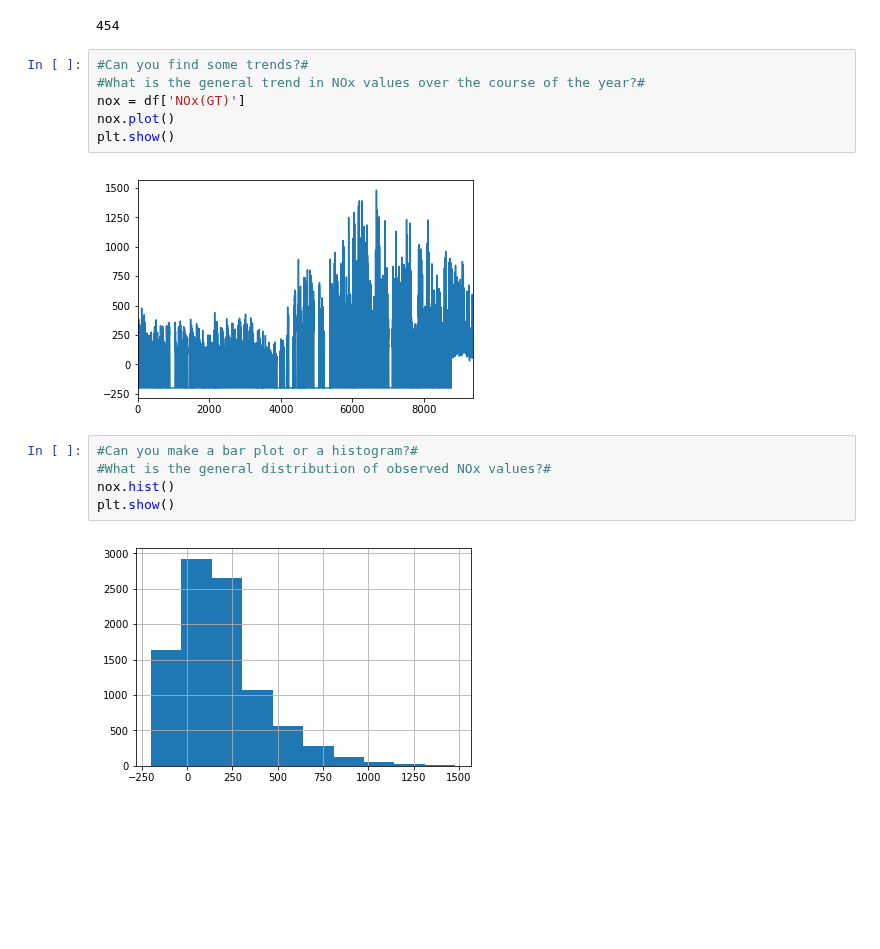
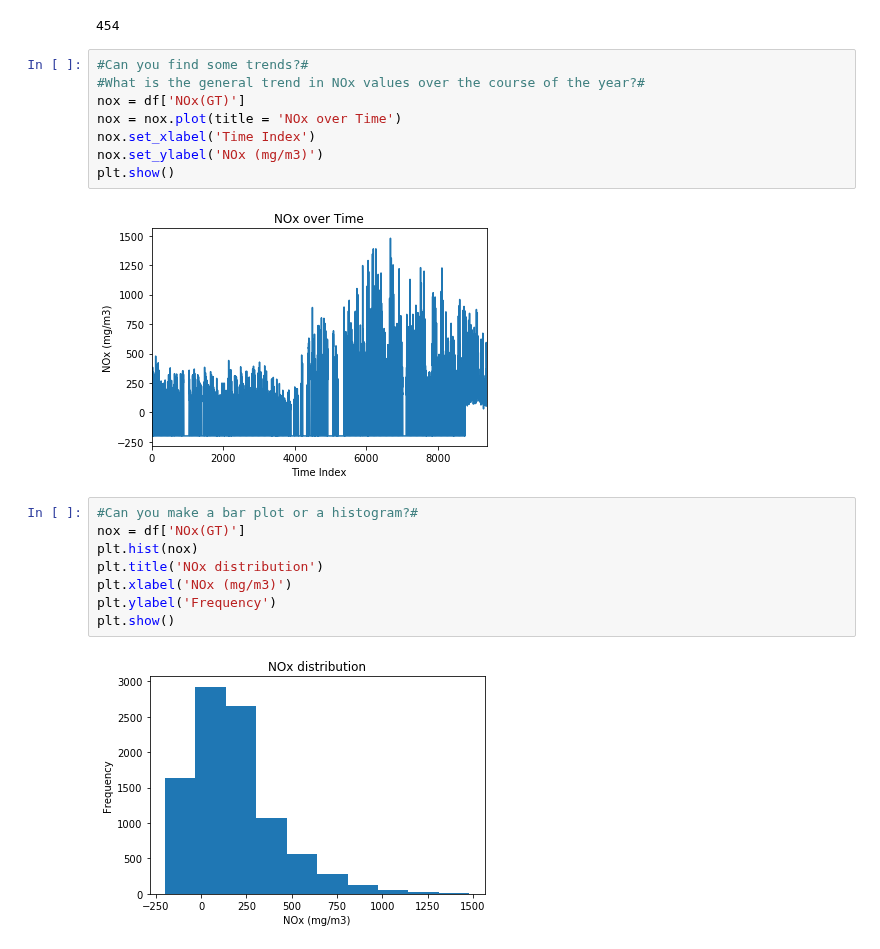
Before and after one commit to MattKNichols/capstone-project, a Jupyter notebook: Data_Story_Air_Quality.ipynb, the cells around one changed output. Drawn from its saved outputs; the diff is of its cells as text; blank space fills up the shorter version.

```diff
--- a/Data_Story_Air_Quality.ipynb
+++ b/Data_Story_Air_Quality.ipynb
@@ -28,18 +28,23 @@ len(df[nmhc])
 # %%
 #Can you find some trends?#
 #What is the general trend in NOx values over the course of the year?#
 nox = df['NOx(GT)']
-nox.plot()
+nox = nox.plot(title = 'NOx over Time')
+nox.set_xlabel('Time Index')
+nox.set_ylabel('NOx (mg/m3)')
 plt.show()
 # %% [output]
-[figure, old version]
+[figure, new version]
 # %%
 #Can you make a bar plot or a histogram?#
-#What is the general distribution of observed NOx values?#
-nox.hist()
+nox = df['NOx(GT)']
+plt.hist(nox)
+plt.title('NOx distribution')
+plt.xlabel('NOx (mg/m3)')
+plt.ylabel('Frequency')
 plt.show()
 # %% [output]
-[figure, old version]
+[figure, new version]
 # %%
 #Can you compare two related quantities?#
 #How do the median NOx and NO2 values compare?#
```
Also changed, not shown: parts of 6 cells of this notebook.
